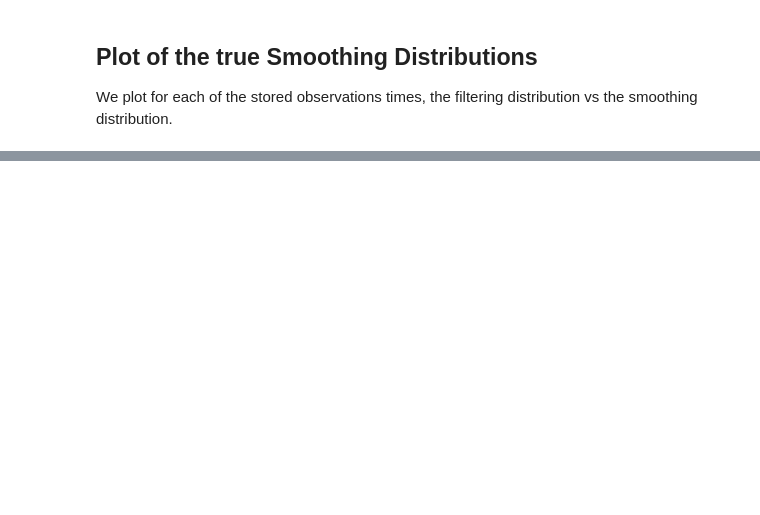
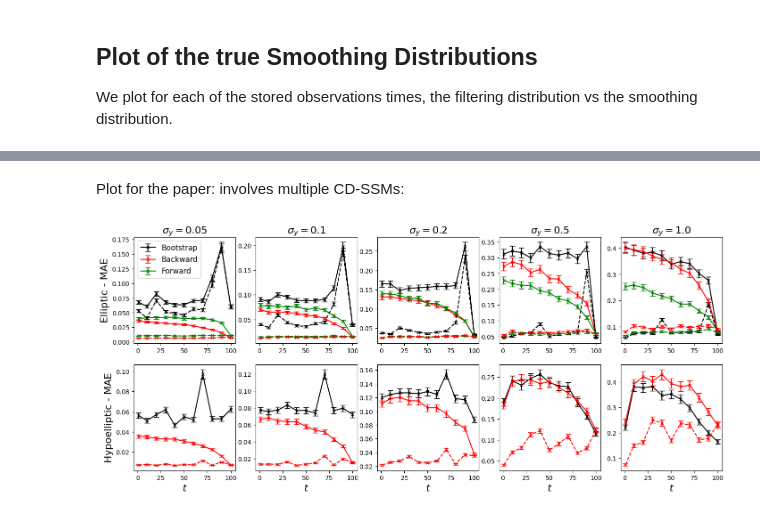
Before and after one commit to chris-stanton50/particles-cdssm, a Jupyter notebook: paper/linear_sde_smoothing/deprecated/smoothing_experiment_results.ipynb, the cells around one changed output, grey strips where cells are left out. Saved outputs shown, nothing was run; the diff lists cells and outputs as text; code cells hidden in the pictures; blank space fills up the shorter version.

```diff
--- a/paper/linear_sde_smoothing/deprecated/smoothing_experiment_results.ipynb
+++ b/paper/linear_sde_smoothing/deprecated/smoothing_experiment_results.ipynb
@@ -17,5 +16,7 @@ from particles_cdssm.cdssm_lib import CDSSM_LIB, build_cdssm
 from particles_cdssm.continuous_discrete_ssms import NormalCDSSM, MvNormalCDSSM
 import particles_cdssm.auxiliary_bridges as axb
+# %%
+savefigs = False
 # %% [markdown]
 - In run id 100, model `mv_ou`, we have some results for $T=1000$, $N_{FFBS}=4000$ and $N_{genealogy}=10000$ that look okay for the Bootstrap PF
 These results exclude Part 3, which involves CD-SSM algorithms
@@ -499,0 +228,2 @@ for j in range(1, cdssm.dimX+1):
+# %% [markdown]
+Plot for the paper: involves multiple CD-SSMs:
@@ -499,0 +346,56 @@ for j in range(1, cdssm.dimX+1):
+# %%
+method_map = {'BootstrapDA': 'Bootstrap', 'BwG_NDBr_OUP': 'Backward', 'FwG_NDBrP': 'Forward', 'BsR_DH': None, 'FwR_DH_NDBrP': None, 'BwR_NDBr_OUP': None}
+color_map = {'BootstrapDA': 'black', 'BwG_NDBr_OUP': 'red', 'FwG_NDBrP': 'green', 'BsR_DH': 'black', 'FwR_DH_NDBrP': 'green', 'BwR_NDBr_OUP': 'red'}
+fmt_map = {'BootstrapDA': 'x-', 'BwG_NDBr_OUP': 'x-', 'FwG_NDBrP': 'x-', 'BsR_DH': 'x--', 'FwR_DH_NDBrP': 'x--', 'BwR_NDBr_OUP': 'x--'}
+
+titles = [r'$\sigma_y=0.05$', r'$\sigma_y=0.1$', r'$\sigma_y=0.2$', r'$\sigma_y=0.5$', r'$\sigma_y=1.0$']
+lag=0
+plot_obs_times = np.array(obs_times[lag:]) + 1
+y_label = r'MAE: est of $E[X(s_t)| Y_{1:T}=y_{1:T}]$'
+
+a = 17.; b = 8/20 * a
+# plot_df_genealogy = plot_df[plot_df['method'] == 'genealogy']
+# plot_§df_ffbs = plot_df[plot_df['method'] == 'FFBS_MCMC']
+fig, ax = plt.subplots(2, 5, figsize=(a, b), sharey=False)
+component = 1
+for j, mae_df, mae_conf_int_df in zip(range(5), mv_ou_mae_dfs, mv_ou_mae_conf_int_dfs):
+    plot_mae_df = mae_df[[c for c in mae_df.columns if f'_est_{component}' in c]]
+    plot_mae_conf_int_df = mae_conf_int_df[[c for c in mae_df.columns if f'_est_{component}' in c]]
+
+    for method in method_map.keys():
+        mae = plot_mae_df.loc[method].to_numpy()[lag:]
+        mae_err = plot_mae_conf_int_df.loc[method].to_numpy()[lag:]
+        ax[0, j].errorbar(plot_obs_times, mae, yerr=mae_err, fmt=fmt_map[method], label=method_map[method], markersize=5, capsize=4, color=color_map[method])
+# ax.plot(plot_obs_times, mae_df.loc['GuidedPF'].to_numpy()[lag:], '--', label='guided', c='grey', linewidth=1.5)
+        ax[0, j].set_title(titles[j], fontsize=16)
+# ax.set_yscale('log')
+
+method_map = {'BootstrapDA': 'Bootstrap', 'BwG_NDBr_OUP': 'Backward', 'BwR_NDBr_OUP': None}
+
+i=1
+for j, mae_df, mae_conf_int_df in zip(range(5), iou_mae_dfs, iou_mae_conf_int_dfs):
+    plot_mae_df = mae_df[[c for c in mae_df.columns if f'_est_{component}' in c]]
+    plot_mae_conf_int_df = mae_conf_int_df[[c for c in mae_df.columns if f'_est_{component}' in c]]
+
+    for method in method_map.keys():
+        mae = plot_mae_df.loc[method].to_numpy()[lag:]
+        mae_err = plot_mae_conf_int_df.loc[method].to_numpy()[lag:]
+        ax[i, j].errorbar(plot_obs_times, mae, yerr=mae_err, fmt=fmt_map[method], label=method_map[method], markersize=5, capsize=4, color=color_map[method])
+#     ax[i, j].plot(plot_obs_times, mae_df.loc['GuidedPF'].to_numpy()[lag:], '--', label='guided', c='grey', linewidth=1.5)
+#     ax[i, j].set_yscale('log')
+
+# # Make some final tweaks to the plot:
+ax[0, 0].legend(loc='upper left', fontsize=12) #bbox_to_anchor=(0.5, 0.7)
+ax[0, 0].set_ylabel('Elliptic - MAE', fontsize=16)
+# ax[1, 0].legend(bbox_to_anchor=(0.5, 0.78))
+ax[1, 0].set_ylabel('Hypoelliptic - MAE', fontsize=16)
+
+for j in range(5):
+    ax[1, j].set_xlabel(r'$t$', fontsize=16)
+
+if savefigs:
+    plt.savefig(f'./figures/fig_4_smoothing_results.pdf', bbox_inches='tight')
+plt.show()
+# plt.show()
+# %% [output]
+[figure, added]
```
Also changed, not shown: parts of 45 cells of this notebook, 45 other files.
